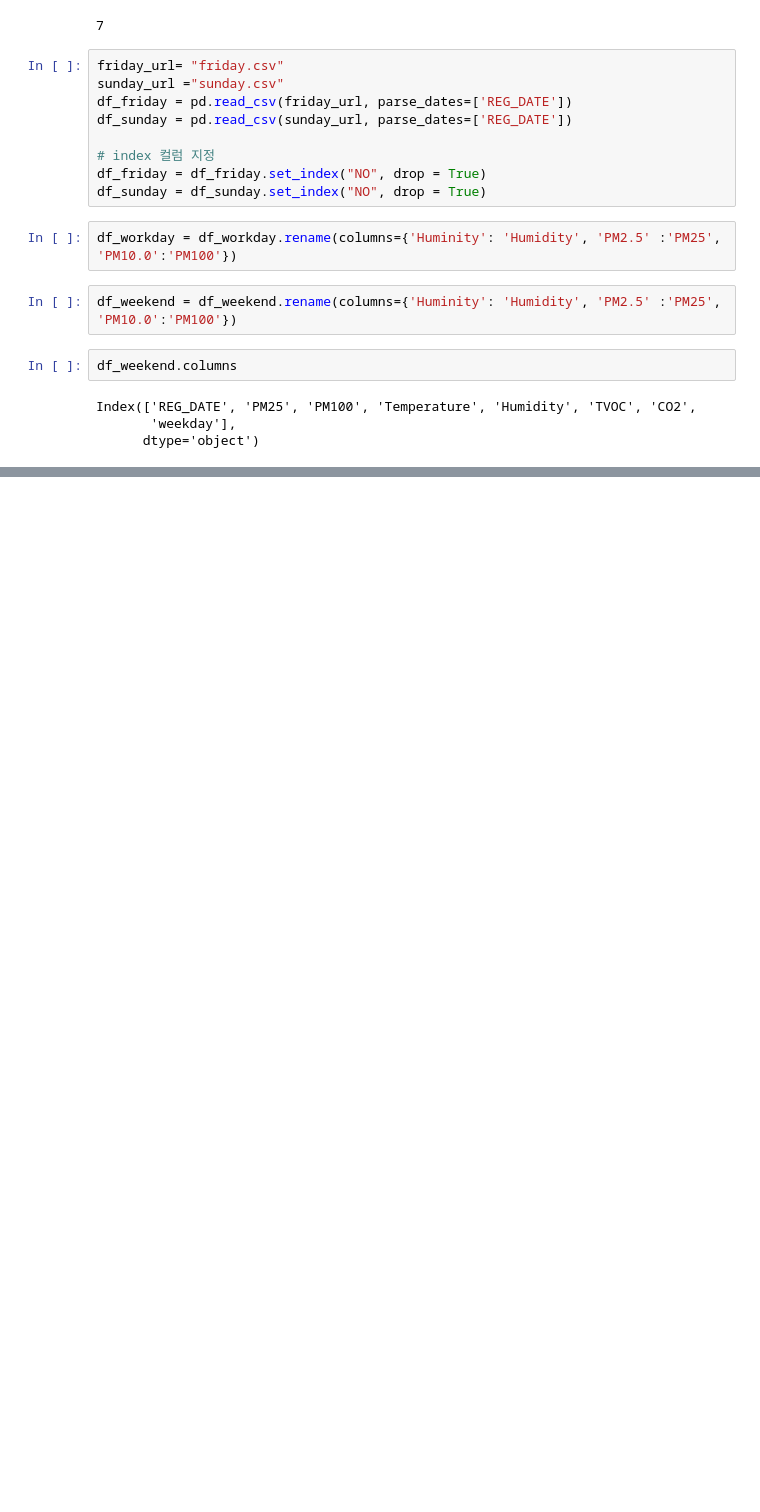
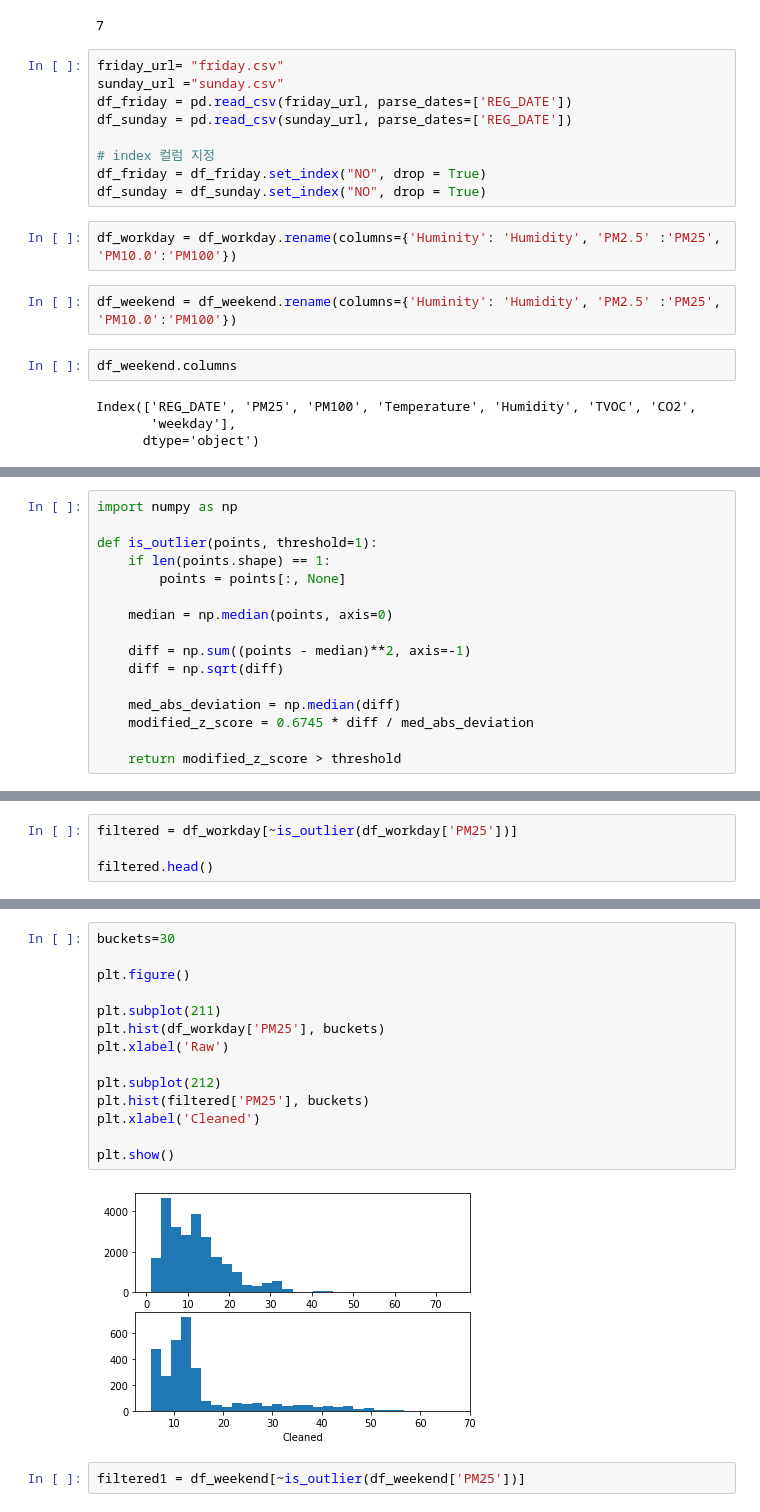
Before and after one commit to iceman67/DataAnalysis, a Jupyter notebook: 12wk-EDA_pandas-AirQuality/GroupByWeekday.ipynb, the cells around one changed output, grey strips where cells are left out. Saved outputs shown, nothing was run; the diff lists cells and outputs as text; blank space fills up the shorter version.

```diff
--- a/12wk-EDA_pandas-AirQuality/GroupByWeekday.ipynb
+++ b/12wk-EDA_pandas-AirQuality/GroupByWeekday.ipynb
@@ -185,0 +192,16 @@ Text(0.5, 1.0, 'Sunday Humidity')
+# %%
+import numpy as np
+
+def is_outlier(points, threshold=1):
+    if len(points.shape) == 1:
+        points = points[:, None]
+
+    median = np.median(points, axis=0)
+
+    diff = np.sum((points - median)**2, axis=-1)
+    diff = np.sqrt(diff)
+
+    med_abs_deviation = np.median(diff)
+    modified_z_score = 0.6745 * diff / med_abs_deviation
+
+    return modified_z_score > threshold
@@ -185,0 +212,4 @@ Text(0.5, 1.0, 'Sunday Humidity')
+# %%
+filtered = df_workday[~is_outlier(df_workday['PM25'])]
+
+filtered.head()
@@ -185,0 +224,18 @@ Text(0.5, 1.0, 'Sunday Humidity')
+# %%
+buckets=30
+
+plt.figure()
+
+plt.subplot(211)
+plt.hist(df_workday['PM25'], buckets)
+plt.xlabel('Raw')
+
+plt.subplot(212)
+plt.hist(filtered['PM25'], buckets)
+plt.xlabel('Cleaned')
+
+plt.show()
+# %% [output]
+[figure, added]
+# %%
+filtered1 = df_weekend[~is_outlier(df_weekend['PM25'])]
```
Also changed, not shown: parts of 11 cells of this notebook, 2 other files.
